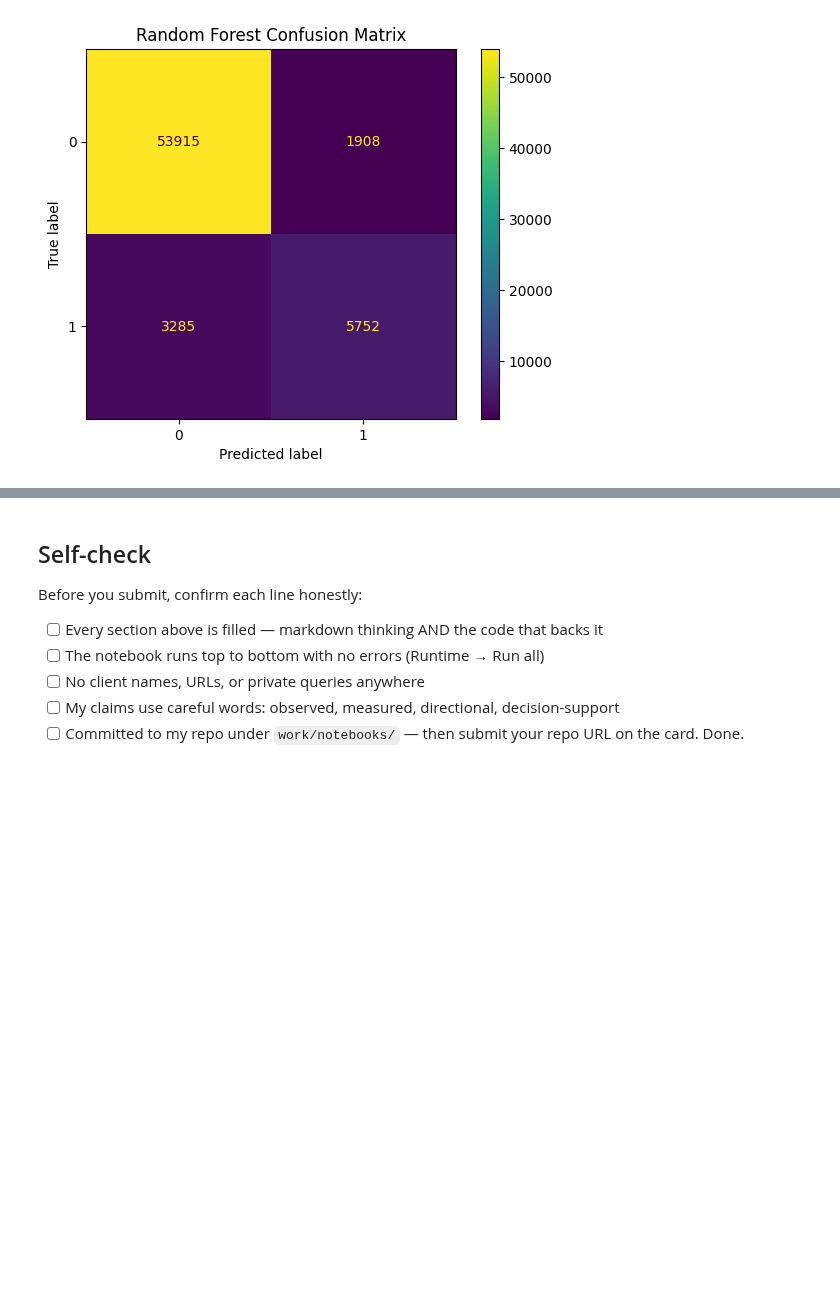
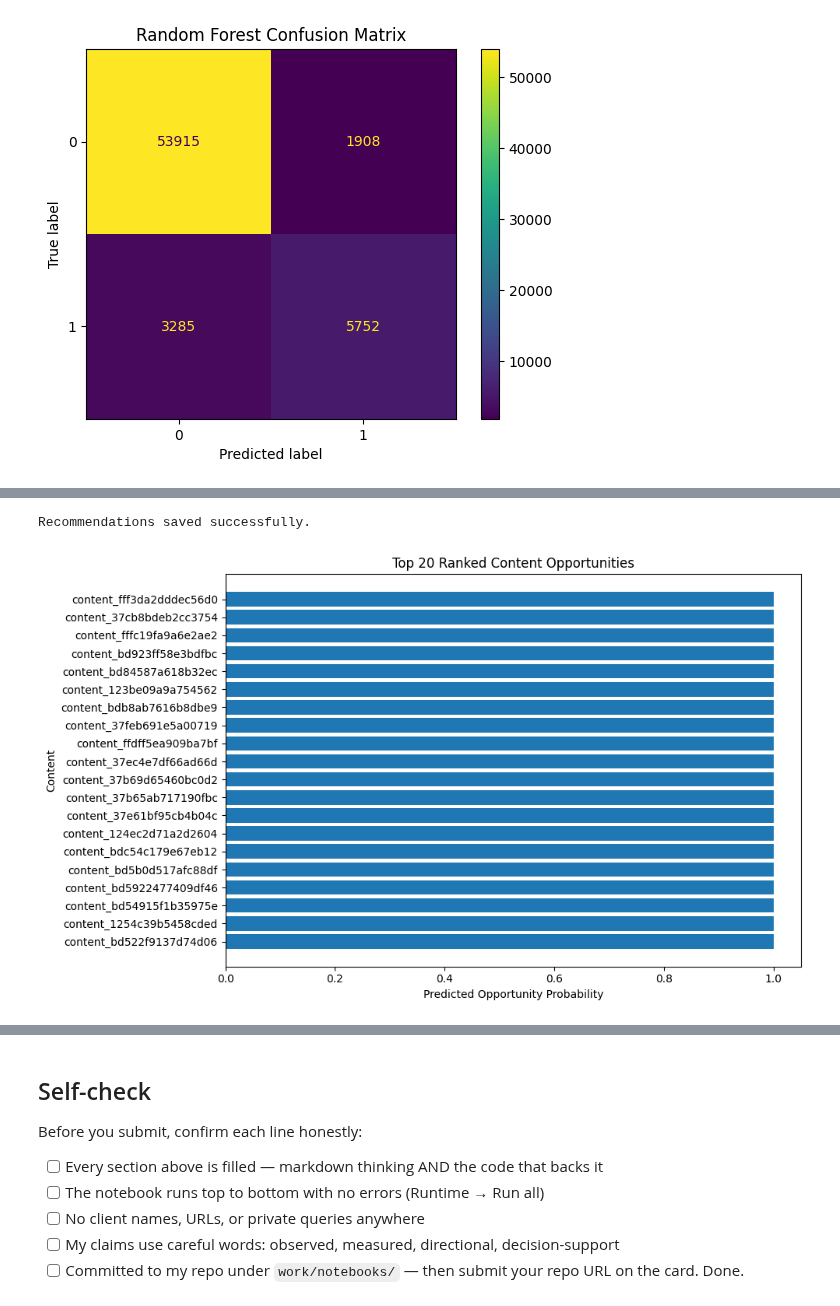
Before and after one commit to asherkashif/flyrank-ml-internship, a Jupyter notebook: work/notebooks/capstone.ipynb, the cells around one changed output, grey strips where cells are left out. Saved outputs shown, nothing was run; the diff lists cells and outputs as text; code cells hidden in the pictures; blank space fills up the shorter version.

```diff
--- a/work/notebooks/capstone.ipynb
+++ b/work/notebooks/capstone.ipynb
@@ -1332,3 +1333,16 @@ plt.title("Random Forest Confusion Matrix")
 plt.show()
 # %% [output]
 [figure]
+# %%
+# Predict probability of future opportunity
+model_df["opportunity_probability"] = rf.predict_proba(X)[:, 1]
+
+model_df[
+    [
+        "content_hash_id",
+        "opportunity_probability",
+        "past_impressions",
+        "past_clicks",
+        "past_ctr"
+    ]
+].head()
@@ -1334,0 +1424,16 @@ plt.show()
+# %%
+final_recommendations = top20_recommendations[
+    [
+        "content_hash_id",
+        "opportunity_probability",
+        "past_impressions",
+        "past_clicks",
+        "past_ctr",
+        "past_avg_position",
+        "reason"
+    ]
+].copy()
+
+final_recommendations.index = range(1, len(final_recommendations) + 1)
+
+display(final_recommendations)
@@ -1334,0 +1458,25 @@ plt.show()
+# %%
+final_recommendations.to_csv(
+    "ranked_content_recommendations.csv"
+    )
+
+print("Recommendations saved successfully.")
+# %% [output]
+Recommendations saved successfully.
+# %%
+plt.figure(figsize=(10, 6))
+
+plt.barh(
+    final_recommendations["content_hash_id"].astype(str),
+    final_recommendations["opportunity_probability"]
+)
+
+plt.xlabel("Predicted Opportunity Probability")
+plt.ylabel("Content")
+plt.title("Top 20 Ranked Content Opportunities")
+
+plt.gca().invert_yaxis()
+plt.tight_layout()
+plt.show()
+# %% [output]
+[figure, added]
```
Also changed, not shown: parts of 17 cells of this notebook.
